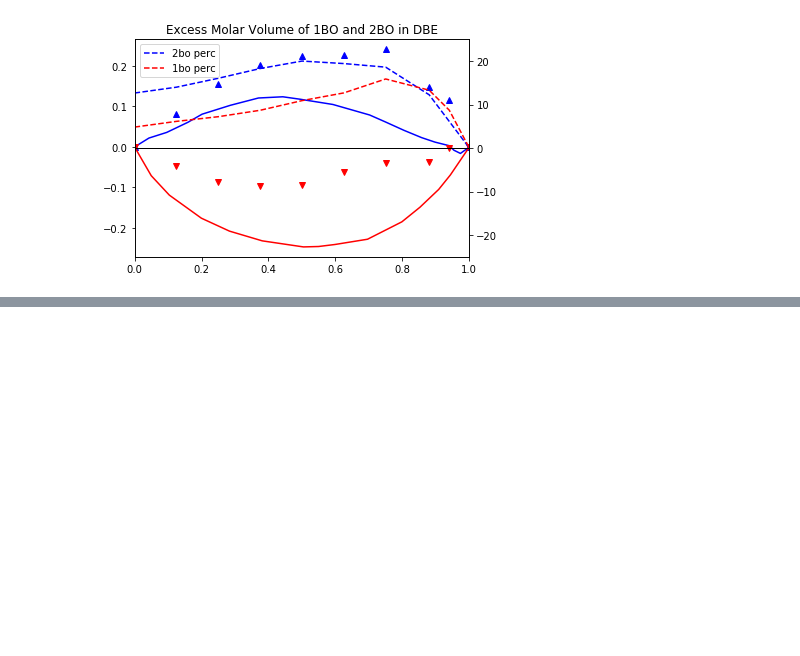
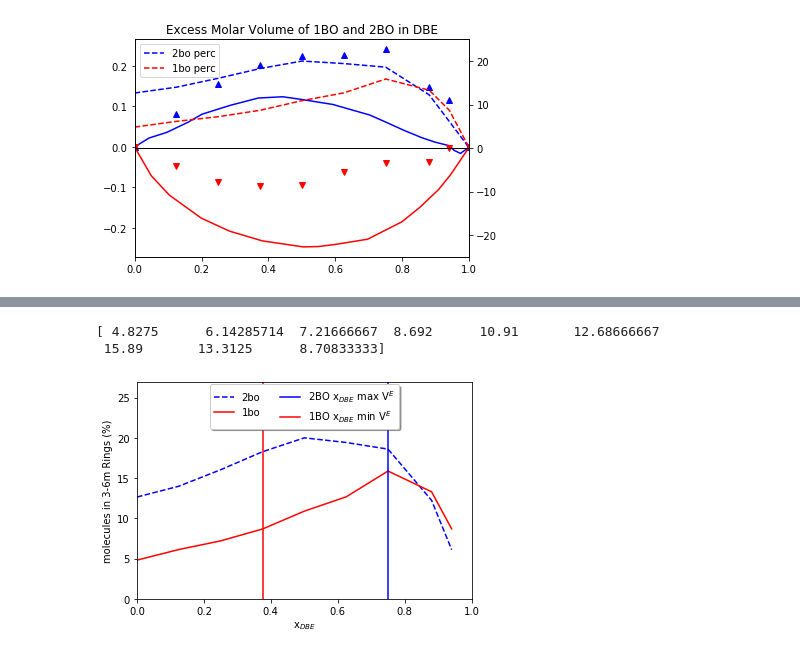
Before and after one commit to farrisric/Jupyter, a Jupyter notebook: plot.py.ipynb, the cells around one changed output, grey strips where cells are left out. Saved outputs shown, nothing was run; the diff lists cells and outputs as text; code cells hidden in the pictures; blank space fills up the shorter version.

```diff
--- a/plot.py.ipynb
+++ b/plot.py.ipynb
@@ -214,0 +219,26 @@ for alcool in ["1BO"]:
+# %%
+big_ring = np.zeros(9)
+for x in range(3,7):
+    big_ring = big_ring + np.array(list(rings_to_count[x]))
+print(big_ring)
+# %% [output]
+[ 4.8275      6.14285714  7.21666667  8.692      10.91       12.68666667
+ 15.89       13.3125      8.70833333]
+# %%
+rsbo_sum = np.array([12.66   ,    14.00285714 ,16.05   ,    18.288    ,  20.01    ,   19.43333333,
+ 18.61  ,     12.25     ,   6.125     ])
+onebo_sum = np.array([ 4.8275 ,     6.14285714 , 7.21666667 , 8.692  ,    10.91  ,     12.68666667,
+ 15.89    ,   13.3125   ,   8.70833333])
+
+plt.plot(xax,rsbo_sum, "b--", label = "2bo")
+plt.plot(xax,onebo_sum, "r-" ,label = "1bo")
+plt.axvline(0.75, 0, 1, color = "blue" ,label='2BO x$_{DBE}$ max V$^E$')
+plt.axvline(0.375, 0, 1, color = "red" ,label='1BO x$_{DBE}$ min V$^E$')
+plt.legend(loc='upper center', bbox_to_anchor=(0.5, 1.01),ncol=2, fancybox=True, shadow=True)
+plt.ylabel("molecules in 3-6m Rings (%)")
+plt.xlabel("x$_{DBE}$")
+plt.ylim(0,27)
+plt.xlim(0,1)
+plt.savefig(f"/home/riccardo/Mixtures/test.svg", format='svg', dpi=1200)
+# %% [output]
+[figure, added]
```
Also changed, not shown: parts of 1 cell of this notebook, 4 other files.
